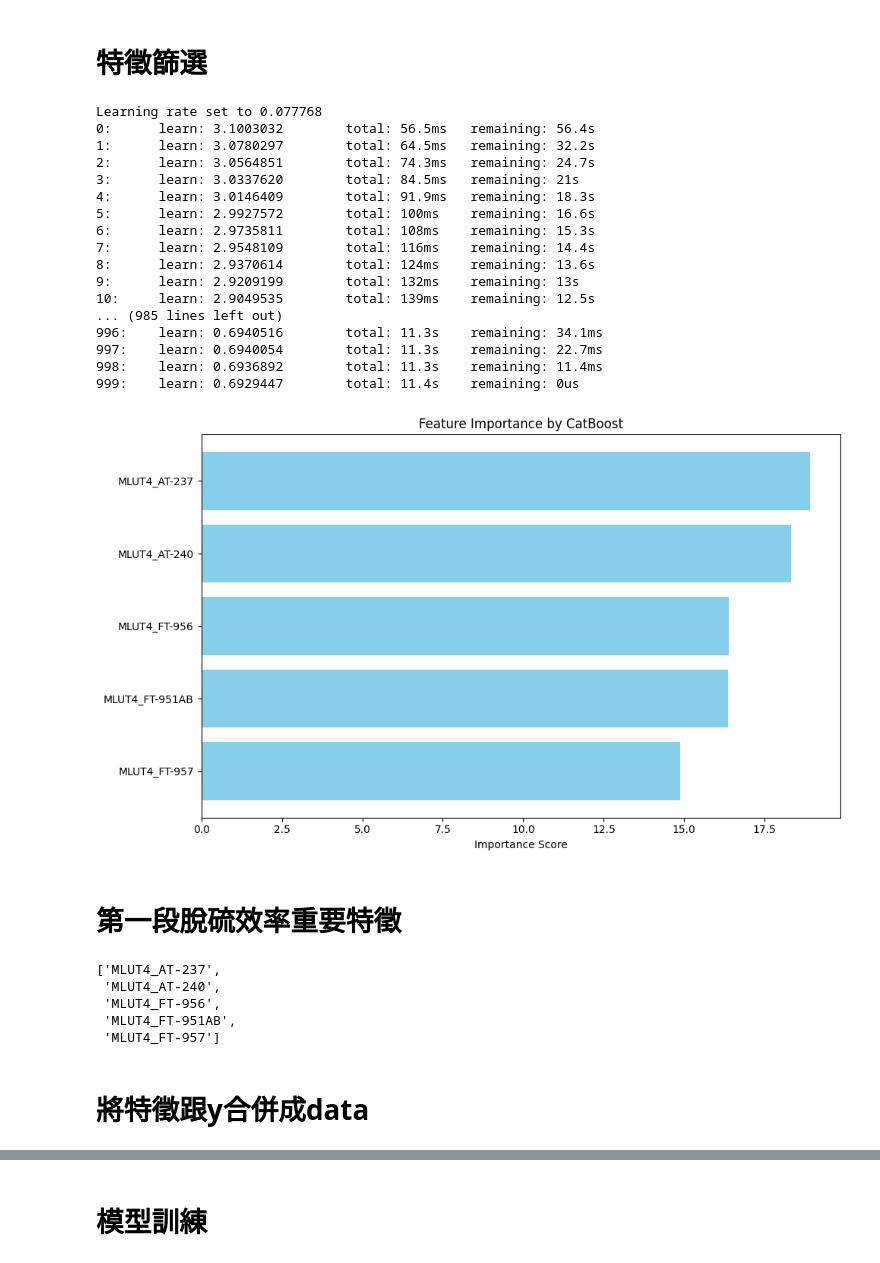
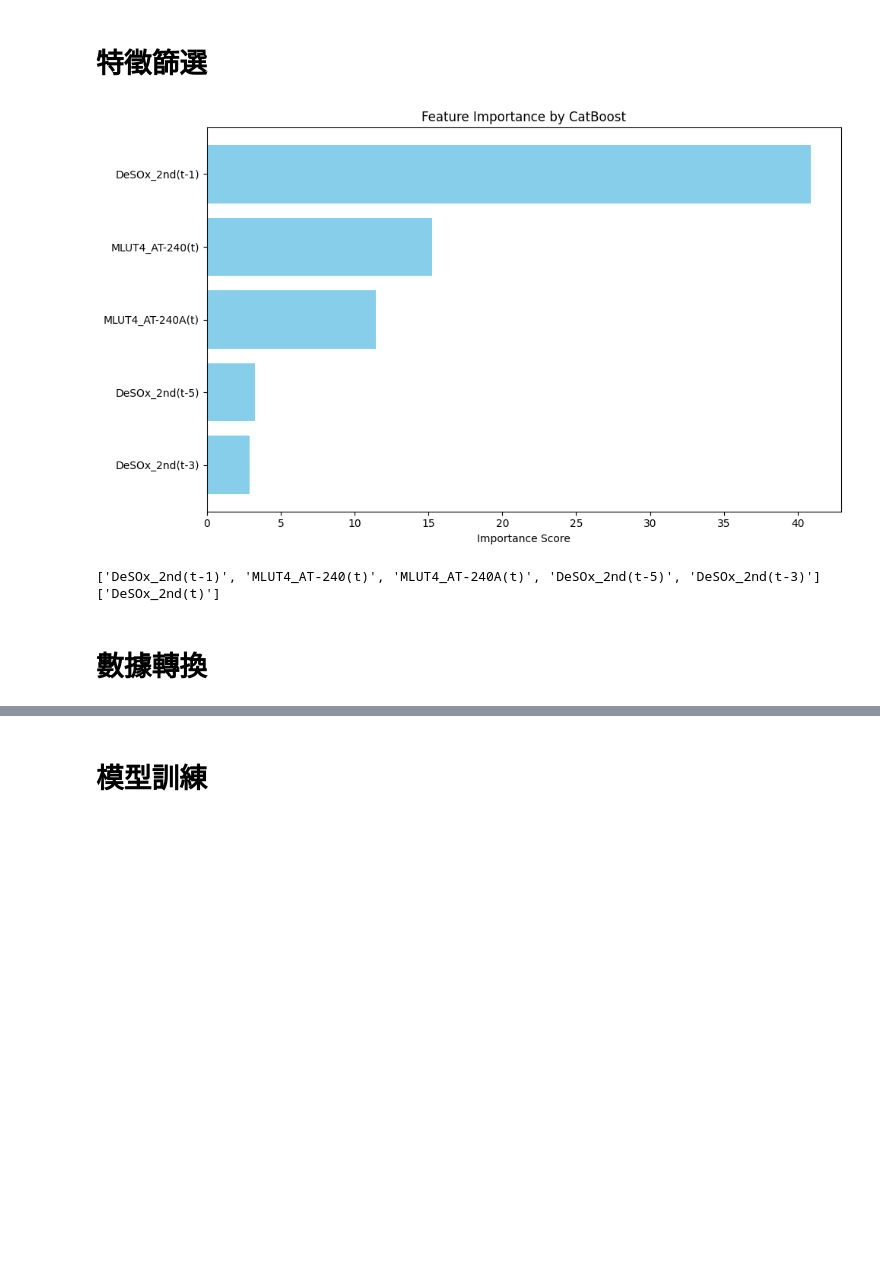
Before and after one commit to skywalker0803r/CFB, a Jupyter notebook: NARX第二段脫硫效率.ipynb, the cells around one changed output, grey strips where cells are left out. Saved outputs shown, nothing was run; the diff lists cells and outputs as text; code cells hidden in the pictures; blank space fills up the shorter version.

```diff
--- a/NARX第二段脫硫效率.ipynb
+++ b/NARX第二段脫硫效率.ipynb
@@ -181,0 +190,3 @@ check_missing_values(df)
+# %%
+data = df[df['DeSOx_2nd']>0]
+data
@@ -181,0 +248,17 @@ check_missing_values(df)
+# %%
+def series_to_supervised(data, n_in=1, dropnan=True):
+    n_vars = data.columns
+    df = pd.DataFrame(data)
+    cols, names = list(), list()
+    for i in range(n_in, 0, -1):
+        cols.append(df.shift(i))
+        names += [f"{j}(t-{i})" for j in n_vars]
+    cols.append(df)
+    names += [f'{j}(t)' for j in n_vars]
+    agg = pd.concat(cols, axis=1)
+    agg.columns = names
+    if dropnan:
+        agg.dropna(inplace=True)
+    return agg
+
+series_to_supervised(data,n_in=5)
@@ -181,0 +280,5 @@ check_missing_values(df)
+# %%
+XY = series_to_supervised(data,n_in=5)
+X = XY.drop(columns='DeSOx_2nd(t)')
+Y = XY['DeSOx_2nd(t)']
+display(X),display(Y)
@@ -182,6 +316,7 @@ check_missing_values(df)
 # %% [markdown]
 # 特徵篩選
 # %%
+
 from catboost import CatBoostRegressor, Pool
 import pandas as pd
 import numpy as np
@@ -200,65 +335,49 @@ def select_features_with_catboost(df: pd.DataFrame, x_col: list, y_col: str, top
     回傳:
         list: 篩選後的建議特徵名稱
     """
     # 準備資料
     X = df[x_col]
     y = df[y_col]
 
-    model = CatBoostRegressor()
+    model = CatBoostRegressor(verbose=0)
     model.fit(X, y)
 
     # 取得特徵重要性
     feature_importances = model.get_feature_importance()
     importance_df = pd.DataFrame({
         'feature': x_col,
         'importance': feature_importances
     }).sort_values(by='importance', ascending=False)
 
     plt.figure(figsize=(10, 6))
     plt.barh(importance_df.head(top_k)['feature'], importance_df.head(top_k)['importance'], color='skyblue')
     plt.gca().invert_yaxis()
     plt.title("Feature Importance by CatBoost")
     plt.xlabel("Importance Score")
     plt.tight_layout()
     plt.show()
 
     if  top_k:
         return importance_df['feature'].head(top_k).tolist()
     else:
         return importance_df['feature'].tolist()
-x_col = ['MLUT4_AT-237','MLUT4_AT-240','MLUT4_FQ-239','MLUT4_FT-951AA','MLUT4_FT-951AB','MLUT4_FT-956','MLUT4_FT-957']
-y_col = ['DeSOx_2nd']
 
-features = select_features_with_catboost(df=df.replace([np.inf, -np.inf], np.nan).dropna(subset=y_col),
-                                         x_col=x_col, y_col=y_col, top_k=5)
+# 保留數據表中藍色特徵跟Y
+cols_to_remain = ['MLUT4_AT-237','MLUT4_AT-240','MLUT4_FQ-239','MLUT4_FT-951AA','MLUT4_FT-951AB','MLUT4_FT-956','MLUT4_FT-957','DeSOx_2nd']
+x_col = [col for col in XY.columns if any(key in col for key in cols_to_remain)]
+y_col = ['DeSOx_2nd(t)']
+# 刪除Y欄位
+x_col = list(set(x_col) - set(y_col))
+XY.replace([np.inf, -np.inf], np.nan, inplace=True)
+features = select_features_with_catboost(df=XY.dropna(subset=y_col),x_col=x_col, y_col=y_col, top_k=5)
 # %% [output]
-Learning rate set to 0.077768
-0:      learn: 3.1003032        total: 56.5ms   remaining: 56.4s
-1:      learn: 3.0780297        total: 64.5ms   remaining: 32.2s
-2:      learn: 3.0564851        total: 74.3ms   remaining: 24.7s
-3:      learn: 3.0337620        total: 84.5ms   remaining: 21s
-4:      learn: 3.0146409        total: 91.9ms   remaining: 18.3s
-5:      learn: 2.9927572        total: 100ms    remaining: 16.6s
-6:      learn: 2.9735811        total: 108ms    remaining: 15.3s
-7:      learn: 2.9548109        total: 116ms    remaining: 14.4s
-8:      learn: 2.9370614        total: 124ms    remaining: 13.6s
-9:      learn: 2.9209199        total: 132ms    remaining: 13s
-10:     learn: 2.9049535        total: 139ms    remaining: 12.5s
-... (985 lines left out)
-996:    learn: 0.6940516        total: 11.3s    remaining: 34.1ms
-997:    learn: 0.6940054        total: 11.3s    remaining: 22.7ms
-998:    learn: 0.6936892        total: 11.3s    remaining: 11.4ms
-999:    learn: 0.6929447        total: 11.4s    remaining: 0us
-[figure, old version]
+[figure, new version]
+# %%
+
+print(features)
+print(y_col)
+# %% [output]
+['DeSOx_2nd(t-1)', 'MLUT4_AT-240(t)', 'MLUT4_AT-240A(t)', 'DeSOx_2nd(t-5)', 'DeSOx_2nd(t-3)']
+['DeSOx_2nd(t)']
 # %% [markdown]
-# 第一段脫硫效率重要特徵
+# 數據轉換
-# %%
-features
-# %% [output]
-['MLUT4_AT-237',
- 'MLUT4_AT-240',
- 'MLUT4_FT-956',
- 'MLUT4_FT-951AB',
- 'MLUT4_FT-957']
-# %% [markdown]
-# 將特徵跟y合併成data
```
Also changed, not shown: parts of 28 cells of this notebook.
